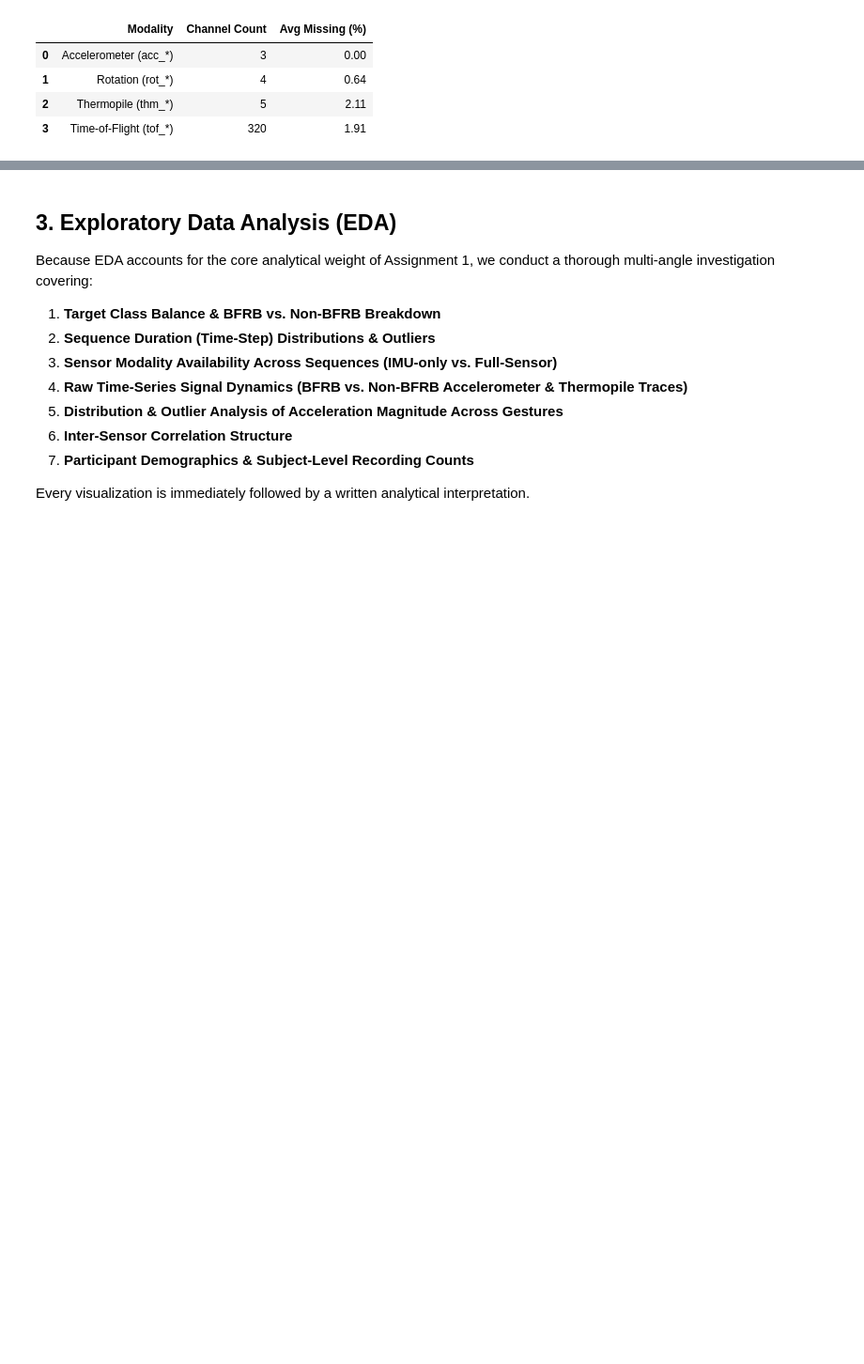
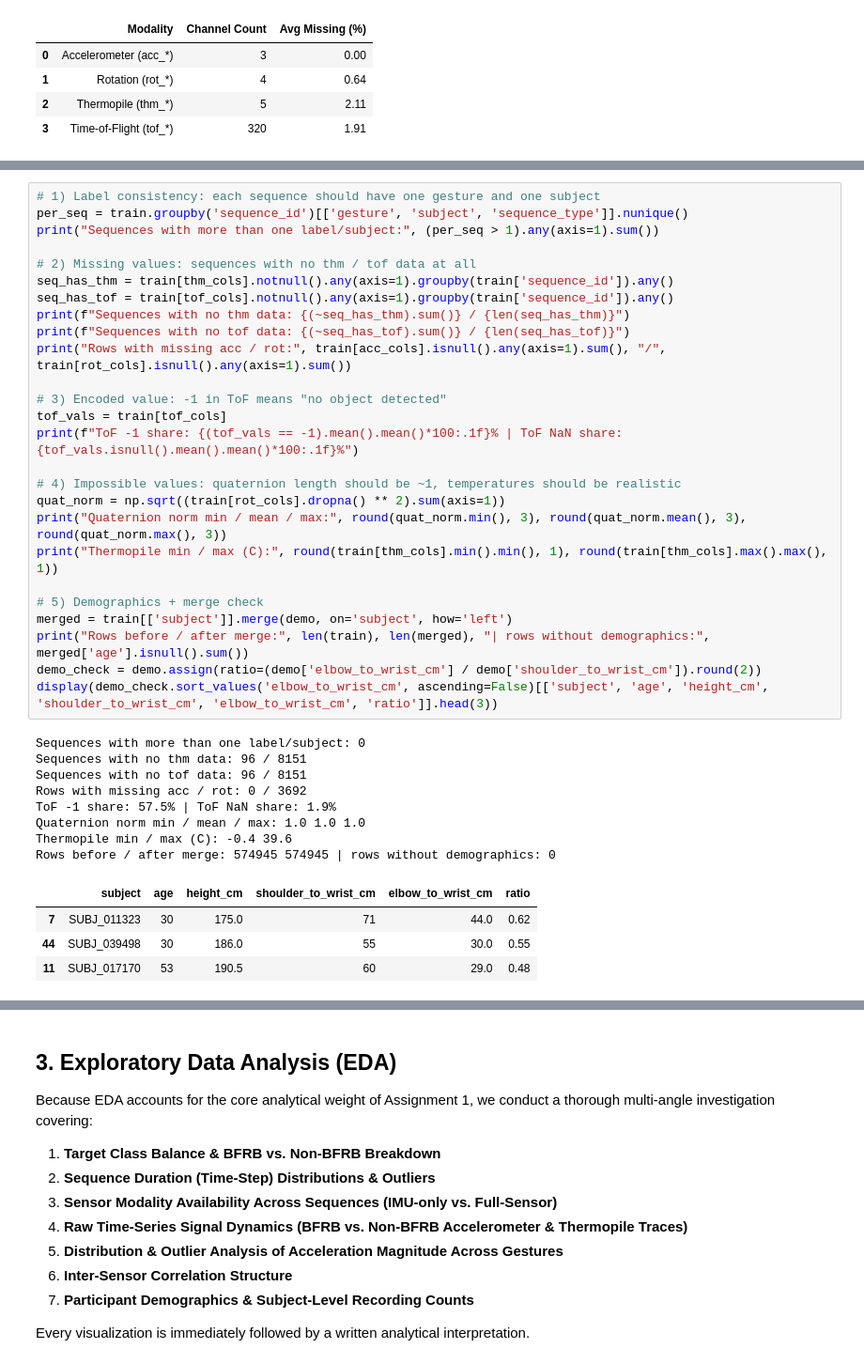
Before and after one commit to FeyzaOzturk1/GROUP17_CENG313, a Jupyter notebook: assignment1_eda_baseline.ipynb, the cells around one changed output, grey strips where cells are left out. Shown at 94% size. Drawn from its saved outputs; the diff is of its cells as text; blank space fills up the shorter version.

```diff
--- a/assignment1_eda_baseline.ipynb
+++ b/assignment1_eda_baseline.ipynb
@@ -98,0 +98,39 @@ Sensor channel breakdown -> IMU Acc: 3, IMU Rot: 4, Thermopile: 5, ToF: 320
+# %%
+# 1) Label consistency: each sequence should have one gesture and one subject
+per_seq = train.groupby('sequence_id')[['gesture', 'subject', 'sequence_type']].nunique()
+print("Sequences with more than one label/subject:", (per_seq > 1).any(axis=1).sum())
+
+# 2) Missing values: sequences with no thm / tof data at all
+seq_has_thm = train[thm_cols].notnull().any(axis=1).groupby(train['sequence_id']).any()
+seq_has_tof = train[tof_cols].notnull().any(axis=1).groupby(train['sequence_id']).any()
+print(f"Sequences with no thm data: {(~seq_has_thm).sum()} / {len(seq_has_thm)}")
+print(f"Sequences with no tof data: {(~seq_has_tof).sum()} / {len(seq_has_tof)}")
+print("Rows with missing acc / rot:", train[acc_cols].isnull().any(axis=1).sum(), "/", train[rot_cols].isnull().any(axis=1).sum())
+
+# 3) Encoded value: -1 in ToF means "no object detected"
+tof_vals = train[tof_cols]
+print(f"ToF -1 share: {(tof_vals == -1).mean().mean()*100:.1f}% | ToF NaN share: {tof_vals.isnull().mean().mean()*100:.1f}%")
+
+# 4) Impossible values: quaternion length should be ~1, temperatures should be realistic
+quat_norm = np.sqrt((train[rot_cols].dropna() ** 2).sum(axis=1))
+print("Quaternion norm min / mean / max:", round(quat_norm.min(), 3), round(quat_norm.mean(), 3), round(quat_norm.max(), 3))
+print("Thermopile min / max (C):", round(train[thm_cols].min().min(), 1), round(train[thm_cols].max().max(), 1))
+
+# 5) Demographics + merge check
+merged = train[['subject']].merge(demo, on='subject', how='left')
+print("Rows before / after merge:", len(train), len(merged), "| rows without demographics:", merged['age'].isnull().sum())
+demo_check = demo.assign(ratio=(demo['elbow_to_wrist_cm'] / demo['shoulder_to_wrist_cm']).round(2))
+display(demo_check.sort_values('elbow_to_wrist_cm', ascending=False)[['subject', 'age', 'height_cm', 'shoulder_to_wrist_cm', 'elbow_to_wrist_cm', 'ratio']].head(3))
+# %% [output]
+Sequences with more than one label/subject: 0
+Sequences with no thm data: 96 / 8151
+Sequences with no tof data: 96 / 8151
+Rows with missing acc / rot: 0 / 3692
+ToF -1 share: 57.5% | ToF NaN share: 1.9%
+Quaternion norm min / mean / max: 1.0 1.0 1.0
+Thermopile min / max (C): -0.4 39.6
+Rows before / after merge: 574945 574945 | rows without demographics: 0
+|  | subject | age | height_cm | shoulder_to_wrist_cm | elbow_to_wrist_cm | ratio |
+| 7 | SUBJ_011323 | 30 | 175.0 | 71 | 44.0 | 0.62 |
+| 44 | SUBJ_039498 | 30 | 186.0 | 55 | 30.0 | 0.55 |
+| 11 | SUBJ_017170 | 53 | 190.5 | 60 | 29.0 | 0.48 |
```
Also changed, not shown: parts of 3 cells of this notebook.
